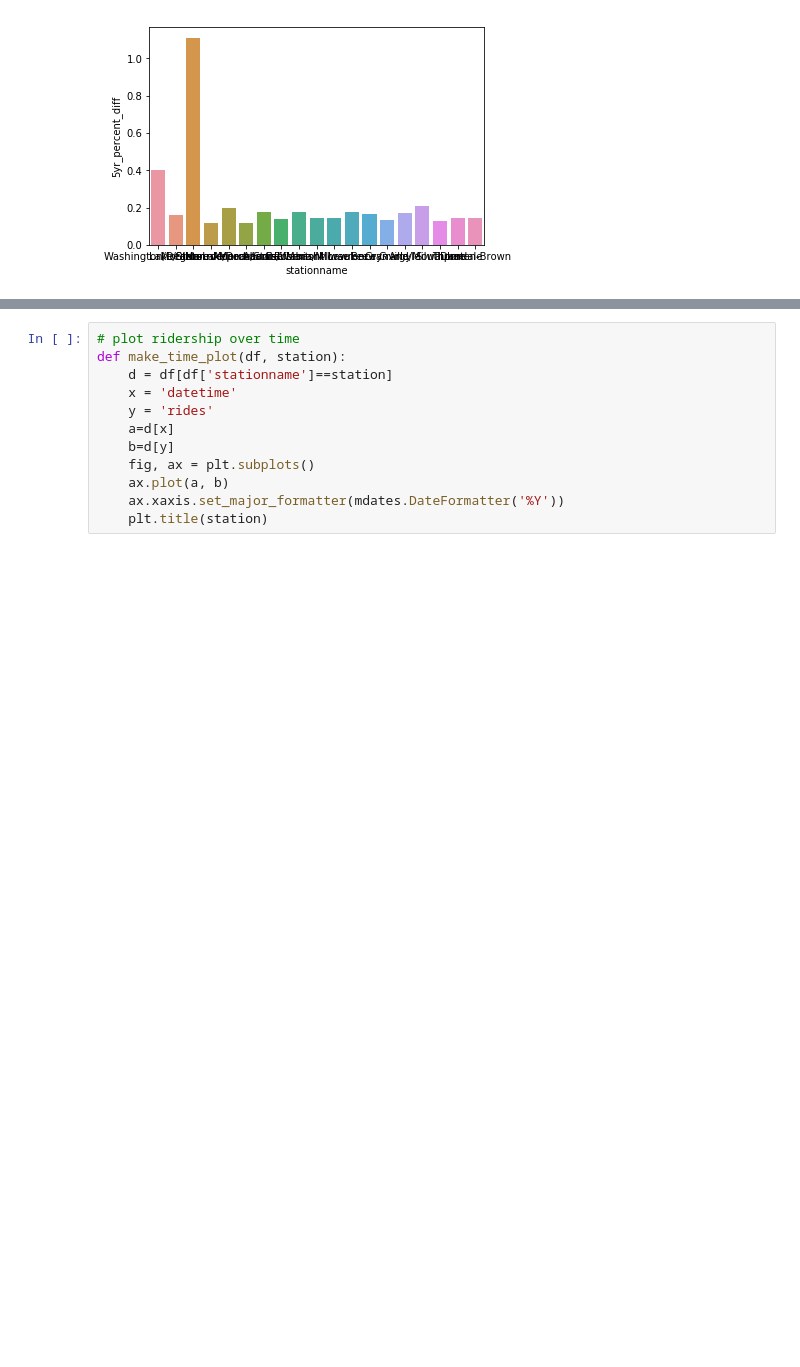
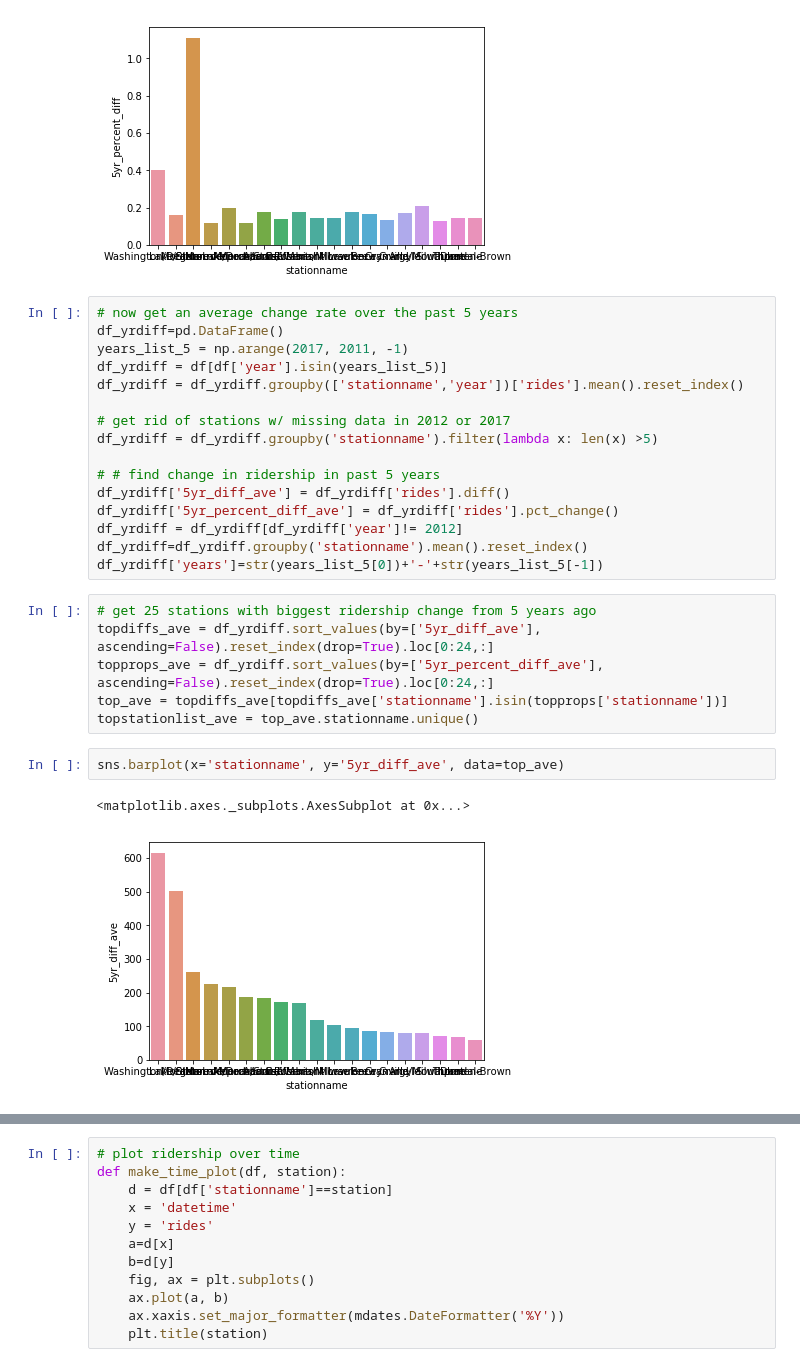
Before and after one commit to donnajobridge/cta, a Jupyter notebook: cta.ipynb, the cells around one changed output, grey strips where cells are left out. Saved outputs shown, nothing was run; the diff lists cells and outputs as text; blank space fills up the shorter version.

```diff
--- a/cta.ipynb
+++ b/cta.ipynb
@@ -80,3 +80,30 @@ sns.barplot(x='stationname', y='5yr_percent_diff', data=top)
 # %% [output]
 <matplotlib.axes._subplots.AxesSubplot at 0x...>
 [figure]
+# %%
+# now get an average change rate over the past 5 years
+df_yrdiff=pd.DataFrame()
+years_list_5 = np.arange(2017, 2011, -1)
+df_yrdiff = df[df['year'].isin(years_list_5)]
+df_yrdiff = df_yrdiff.groupby(['stationname','year'])['rides'].mean().reset_index()
+
+# get rid of stations w/ missing data in 2012 or 2017
+df_yrdiff = df_yrdiff.groupby('stationname').filter(lambda x: len(x) >5)
+
+# # find change in ridership in past 5 years
+df_yrdiff['5yr_diff_ave'] = df_yrdiff['rides'].diff()
+df_yrdiff['5yr_percent_diff_ave'] = df_yrdiff['rides'].pct_change()
+df_yrdiff = df_yrdiff[df_yrdiff['year']!= 2012]
+df_yrdiff=df_yrdiff.groupby('stationname').mean().reset_index()
+df_yrdiff['years']=str(years_list_5[0])+'-'+str(years_list_5[-1])
+# %%
+# get 25 stations with biggest ridership change from 5 years ago
+topdiffs_ave = df_yrdiff.sort_values(by=['5yr_diff_ave'], ascending=False).reset_index(drop=True).loc[0:24,:]
+topprops_ave = df_yrdiff.sort_values(by=['5yr_percent_diff_ave'], ascending=False).reset_index(drop=True).loc[0:24,:]
+top_ave = topdiffs_ave[topdiffs_ave['stationname'].isin(topprops['stationname'])]
+topstationlist_ave = top_ave.stationname.unique()
+# %%
+sns.barplot(x='stationname', y='5yr_diff_ave', data=top_ave)
+# %% [output]
+<matplotlib.axes._subplots.AxesSubplot at 0x...>
+[figure, added]
```
Also changed, not shown: parts of 14 cells of this notebook, 1 other file.
